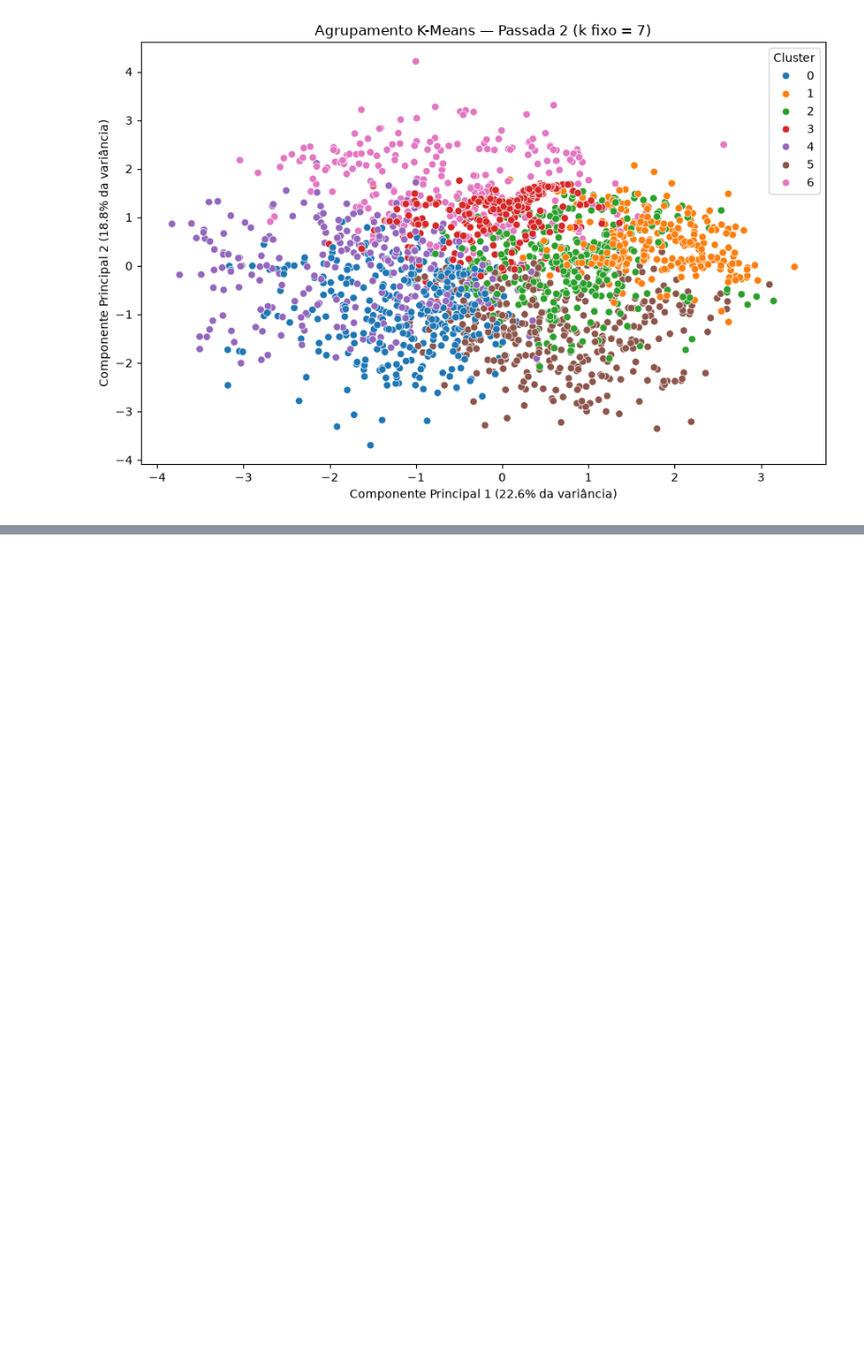
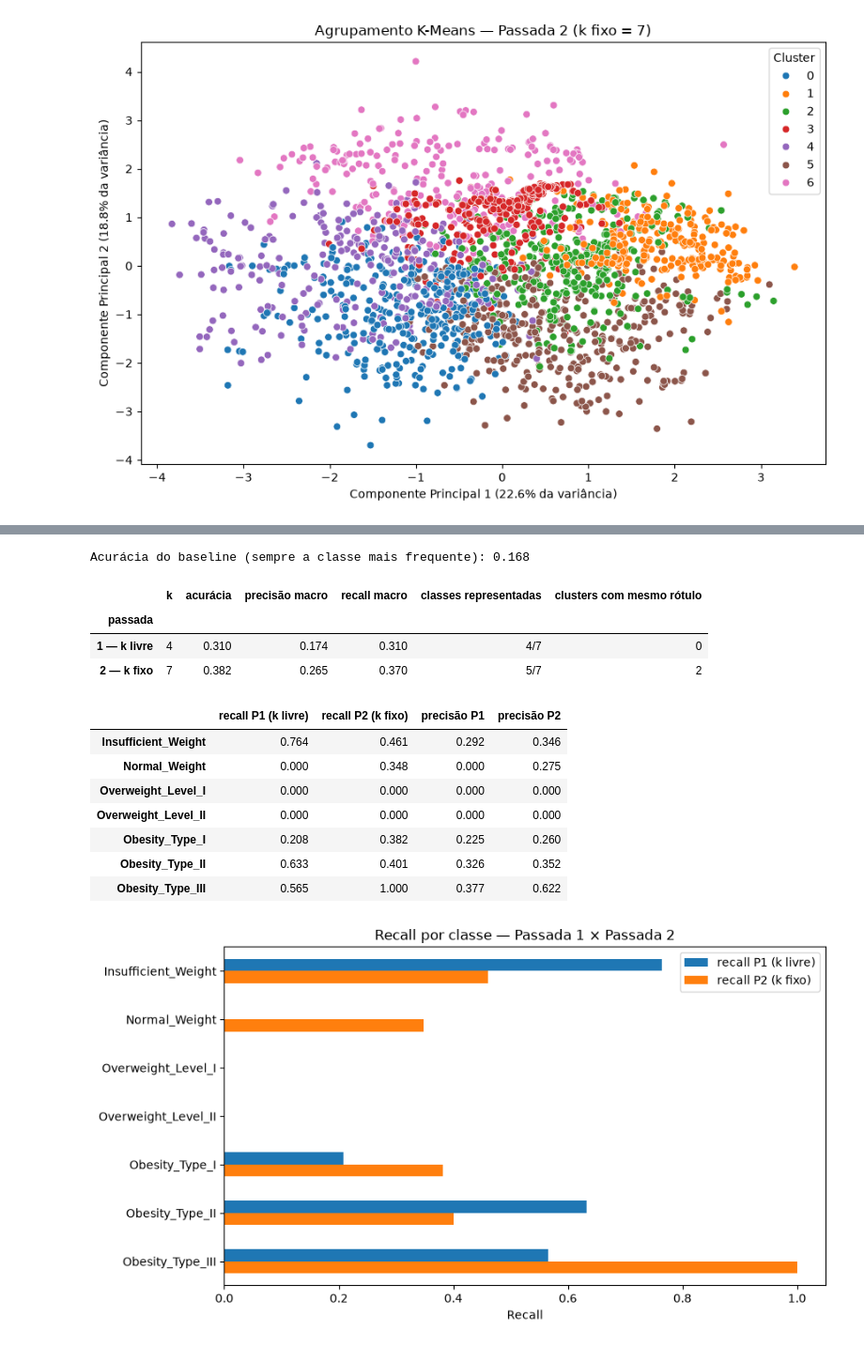
Before and after one commit to GalileuCMMoares/trabalho_AVD, a Jupyter notebook: notebooks/parte_comum/kmeans_metricas.ipynb, the cells around one changed output, grey strips where cells are left out. Shown at 94% size. Saved outputs shown, nothing was run; the diff lists cells and outputs as text; code cells hidden in the pictures; blank space fills up the shorter version.

```diff
--- a/notebooks/parte_comum/kmeans_metricas.ipynb
+++ b/notebooks/parte_comum/kmeans_metricas.ipynb
@@ -149,0 +334,54 @@ Número real de classes (k fixo): 7
+# %%
+# [IA] Claude Code – tabela comparativa das duas passadas e recall por classe lado a lado
+baseline = y_real.value_counts(normalize=True).max()
+
+def resumo(nome, k, acc, met, mapa):
+    representadas = len(set(mapa.values()))
+    return {
+        "passada": nome,
+        "k": k,
+        "acurácia": acc,
+        "precisão macro": met["precisao"].mean(),
+        "recall macro": met["recall"].mean(),
+        "classes representadas": f"{representadas}/{len(ordem_classes)}",
+        "clusters com mesmo rótulo": k - representadas,
+    }
+
+comparacao = pd.DataFrame([
+    resumo("1 — k livre", k_livre, acc_livre, met_livre, mapa_livre),
+    resumo("2 — k fixo", k_fixo, acc_fixo, met_fixo, mapa_fixo),
+]).set_index("passada")
+comparacao.to_csv(out_dir / "comparacao_passadas.csv")
+print(f"Acurácia do baseline (sempre a classe mais frequente): {baseline:.3f}")
+display(comparacao.style.format({"acurácia": "{:.3f}", "precisão macro": "{:.3f}", "recall macro": "{:.3f}"}))
+
+recall_lado_a_lado = pd.DataFrame({
+    "recall P1 (k livre)": met_livre["recall"],
+    "recall P2 (k fixo)": met_fixo["recall"],
+    "precisão P1": met_livre["precisao"],
+    "precisão P2": met_fixo["precisao"],
+})
+display(recall_lado_a_lado.round(3))
+
+ax = recall_lado_a_lado[["recall P1 (k livre)", "recall P2 (k fixo)"]].plot.barh(figsize=(9, 5))
+ax.set_xlabel("Recall")
+ax.set_title("Recall por classe — Passada 1 × Passada 2")
+ax.invert_yaxis()
+plt.tight_layout()
+plt.savefig(out_dir / "recall_comparacao.png", dpi=150)
+plt.show()
+# %% [output]
+Acurácia do baseline (sempre a classe mais frequente): 0.168
+|  | k | acurácia | precisão macro | recall macro | classes representadas | clusters com mesmo rótulo |
+| passada |  |  |  |  |  |  |
+| 1 — k livre | 4 | 0.310 | 0.174 | 0.310 | 4/7 | 0 |
+| 2 — k fixo | 7 | 0.382 | 0.265 | 0.370 | 5/7 | 2 |
+|  | recall P1 (k livre) | recall P2 (k fixo) | precisão P1 | precisão P2 |
+| Insufficient_Weight | 0.764 | 0.461 | 0.292 | 0.346 |
+| Normal_Weight | 0.000 | 0.348 | 0.000 | 0.275 |
+| Overweight_Level_I | 0.000 | 0.000 | 0.000 | 0.000 |
+| Overweight_Level_II | 0.000 | 0.000 | 0.000 | 0.000 |
+| Obesity_Type_I | 0.208 | 0.382 | 0.225 | 0.260 |
+| Obesity_Type_II | 0.633 | 0.401 | 0.326 | 0.352 |
+| Obesity_Type_III | 0.565 | 1.000 | 0.377 | 0.622 |
+[figure, added]
```
Also changed, not shown: parts of 9 cells of this notebook, 1 other file.
